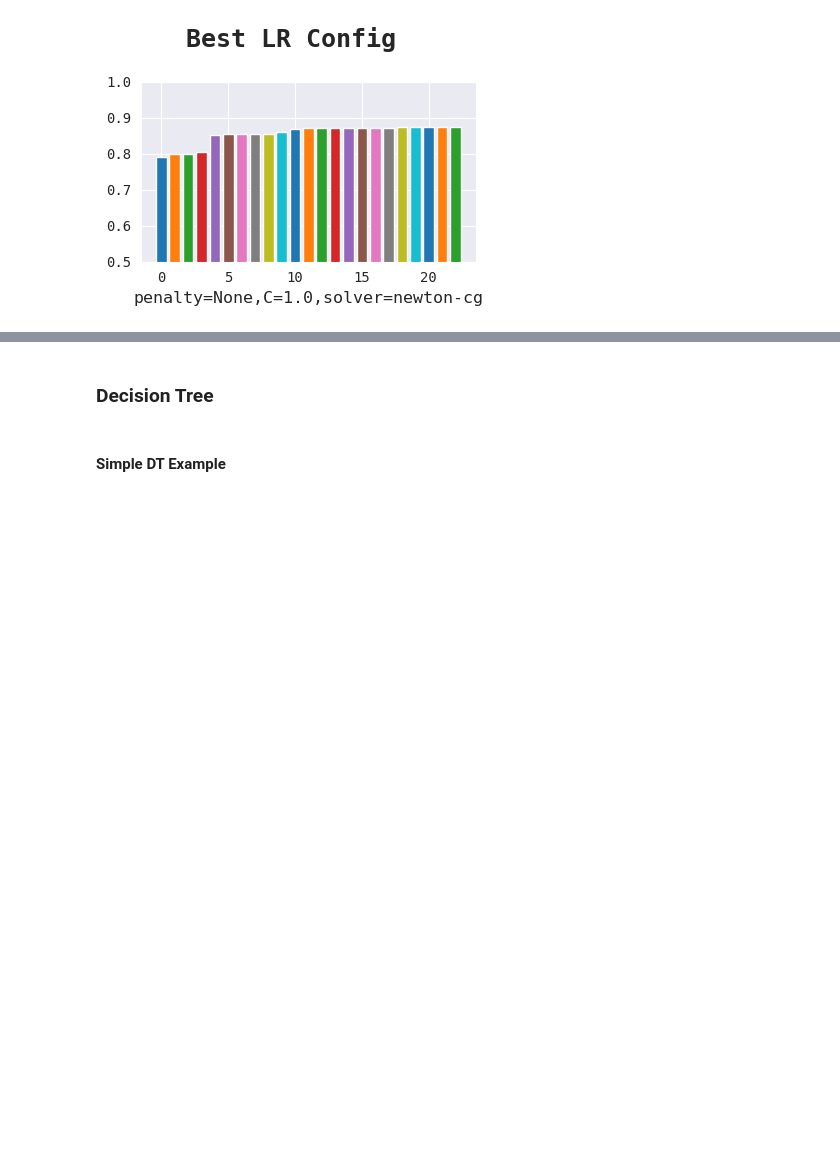
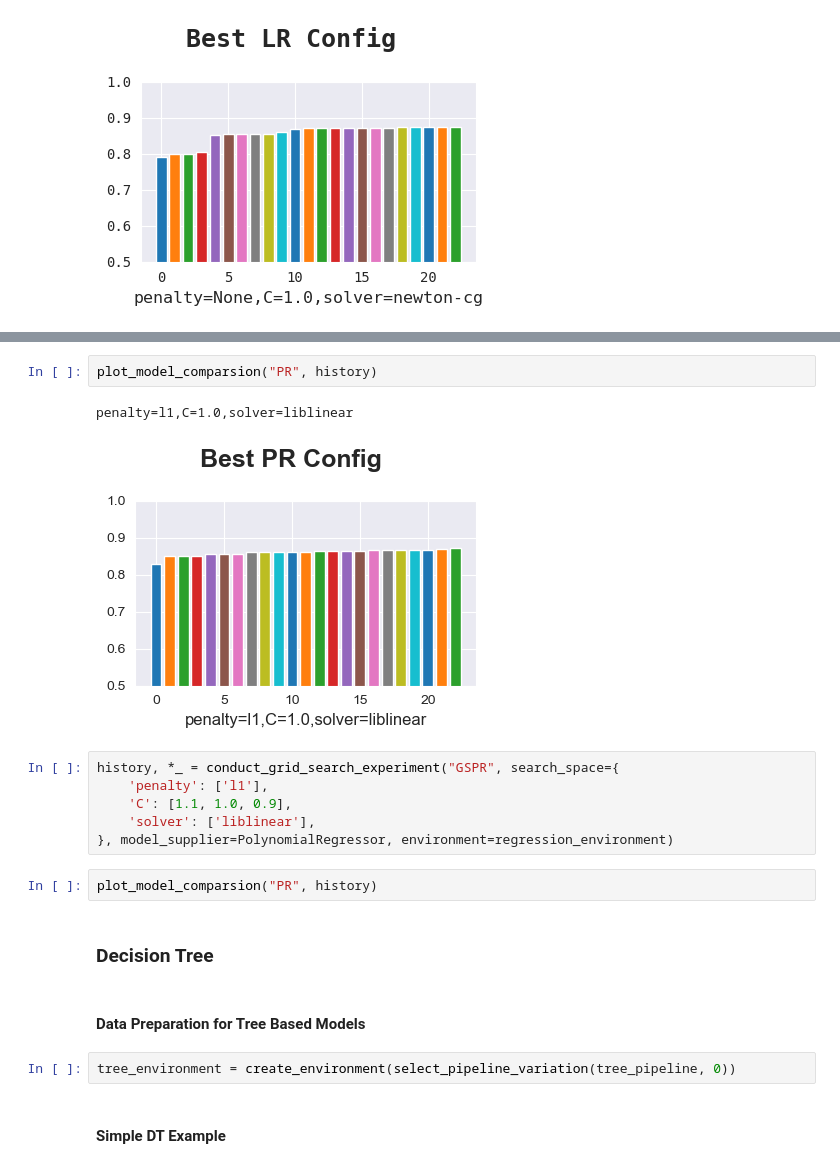
Before and after one commit to SHREYA-1103/Obesity-risk-analysis, a Jupyter notebook: ml_model_analysis.ipynb, the cells around one changed output, grey strips where cells are left out. Cells and saved outputs as stored; diff of their text form; blank space fills up the shorter version.

```diff
--- a/ml_model_analysis.ipynb
+++ b/ml_model_analysis.ipynb
@@ -939,5 +1074,22 @@ tree_environment = {
+# %%
+plot_model_comparsion("PR", history)
+# %% [output]
+penalty=l1,C=1.0,solver=liblinear
+[figure, added]
+# %%
+history, *_ = conduct_grid_search_experiment("GSPR", search_space={
+    'penalty': ['l1'],
+    'C': [1.1, 1.0, 0.9],
+    'solver': ['liblinear'],
+}, model_supplier=PolynomialRegressor, environment=regression_environment)
+# %%
+plot_model_comparsion("PR", history)
 # %% [markdown]
 ### Decision Tree
+# %% [markdown]
+#### Data Preparation for Tree Based Models
+# %%
+tree_environment = create_environment(select_pipeline_variation(tree_pipeline, 0))
 # %% [markdown]
 #### Simple DT Example
 # %%
```
Also changed, not shown: parts of 55 cells of this notebook, 13 other files.
